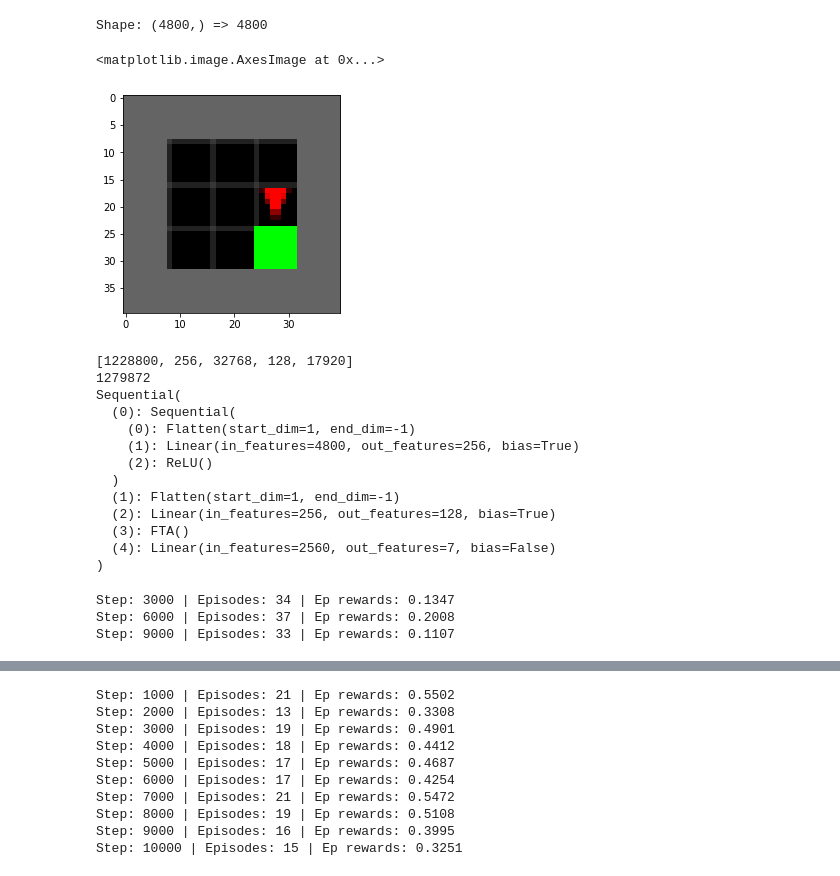
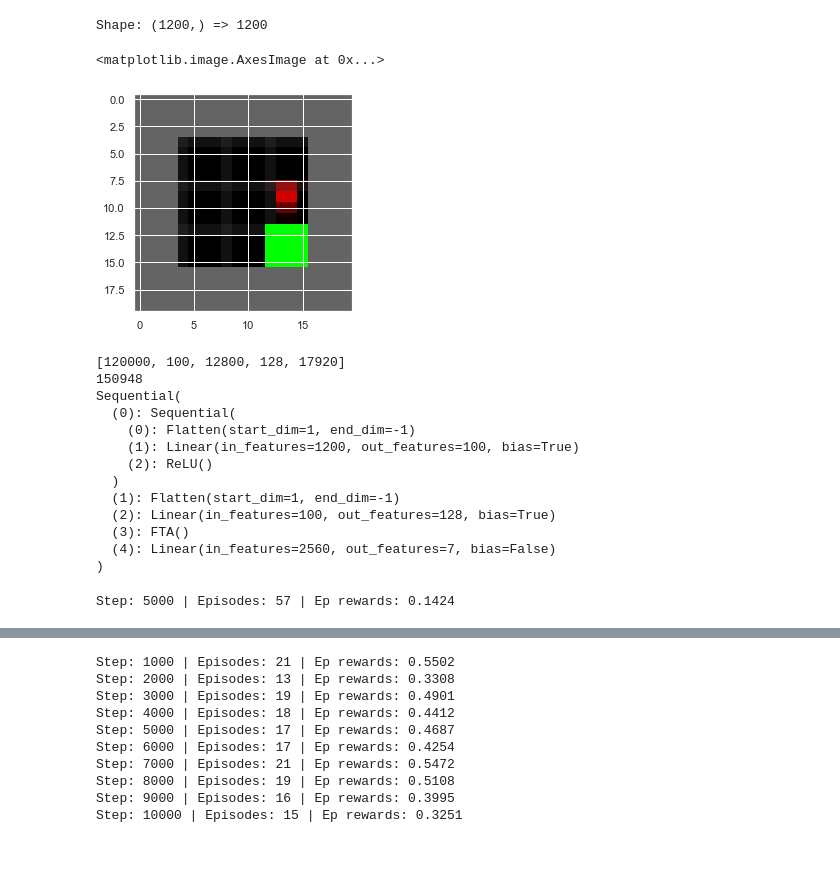
Before and after one commit to ejmejm/knowledge-transfer-research, a Jupyter notebook: competing_hus.ipynb, the cells around one changed output, grey strips where cells are left out. Drawn from its saved outputs; the diff is of its cells as text; code cells hidden in the pictures.

```diff
--- a/competing_hus.ipynb
+++ b/competing_hus.ipynb
@@ -45,32 +28,0 @@ def reset_rand_seed(seed=None):
-# %%
-class GridEnv(EmptyEnv):
-    def __init__(
-            self,
-            size=8,
-            agent_start_pos=None,
-            agent_start_dir=0,
-            goal_start_pos=None):
-        self.goal_start_pos = goal_start_pos
-        super().__init__(size, agent_start_pos, agent_start_dir)
-
-    def _gen_grid(self, width, height):
-        # Create an empty grid
-        self.grid = Grid(width, height)
-
-        # Generate the surrounding walls
-        self.grid.wall_rect(0, 0, width, height)
-
-        # Place a goal square in the bottom-right corner
-        if self.goal_start_pos is None:
-            self.put_obj(Goal(), self._rand_int(1, width-1), self._rand_int(1, width-1))
-        else:
-            self.put_obj(Goal(), self.goal_start_pos[0], self.goal_start_pos[1])
-
-        # Place the agent
-        if self.agent_start_pos is not None:
-            self.agent_pos = self.agent_start_pos
-            self.agent_dir = self.agent_start_dir
-        else:
-            self.place_agent()
-
-        self.mission = "get to the green goal square"
@@ -155,24 +29,24 @@ class SimplifyActionsWrapper(gym.ActionWrapper):
 # %%
 def make_env(color_shift=None, shift_strength=0.3):
     env = GridEnv(size=5) # gym.make('MiniGrid-Empty-Random-6x6-v0')
     env = RGBImgObsWrapper(env) # Get pixel observations
     env = ImgObsWrapper(env) # Get rid of the 'mission' field
     if color_shift:
         env = ColorShiftWrapper(env, color_shift, shift_strength)
-    env = SimplifyObsWrapper(env, False) # Downscale and grayscale
+    env = SimplifyObsWrapper(env, False, scale_factor=0.5) # Downscale and grayscale
     env = FlattenObservations(env)
     return env
 
 env = make_env()
 obs = env.reset() # This now produces an RGB tensor only
 
-IMG_SHAPE = (3, 40, 40)
+IMG_SHAPE = (3, 20, 20)
 print('Shape:', obs.shape, '=>', np.prod(obs.shape))
 plt.imshow(obs.reshape(IMG_SHAPE).transpose(1, 2, 0))
 # %% [output]
-Shape: (4800,) => 4800
+Shape: (1200,) => 1200
 <matplotlib.image.AxesImage at 0x...>
-[figure, old version]
+[figure, new version]
 # %%
 class ValueNetwork(nn.Module):
     def __init__(self, obs_dim, n_acts, encoder, hidden_size=128):
@@ -277,7 +80,7 @@ hidden_size = 128
 def create_agent():
     encoder = nn.Sequential(
         nn.Flatten(),
-        nn.Linear(np.prod(obs.shape), 256),
+        nn.Linear(np.prod(obs.shape), 100),
         nn.ReLU())
     model = ValueNetwork(
         list(env.observation_space.shape), env.action_space.n,
@@ -292,28 +95,26 @@ print([p.numel() for p in agent.model.parameters()])
 print(sum([p.numel() for p in agent.model.parameters()]))
 print(agent.model.value_layers)
 # %% [output]
-[1228800, 256, 32768, 128, 17920]
-1279872
+[120000, 100, 12800, 128, 17920]
+150948
 Sequential(
   (0): Sequential(
     (0): Flatten(start_dim=1, end_dim=-1)
-    (1): Linear(in_features=4800, out_features=256, bias=True)
+    (1): Linear(in_features=1200, out_features=100, bias=True)
     (2): ReLU()
   )
   (1): Flatten(start_dim=1, end_dim=-1)
-  (2): Linear(in_features=256, out_features=128, bias=True)
+  (2): Linear(in_features=100, out_features=128, bias=True)
   (3): FTA()
   (4): Linear(in_features=2560, out_features=7, bias=False)
 )
 # %%
 explore_steps = 10000
 explore_agent = rl.agents.EzExplorerAgent(env, track_experience=True)
-train_task_model(explore_agent, env, n_steps=explore_steps, print_freq=3000);
+train_task_model(explore_agent, env, n_steps=explore_steps, print_freq=5000);
 
 # Extract data
 transitions = explore_agent.sample_buffer(explore_steps)
 obs_dataset = transitions[0]
 # %% [output]
-Step: 3000 | Episodes: 34 | Ep rewards: 0.1347
-Step: 6000 | Episodes: 37 | Ep rewards: 0.2008
-Step: 9000 | Episodes: 33 | Ep rewards: 0.1107
+Step: 5000 | Episodes: 57 | Ep rewards: 0.1424
```
Also changed, not shown: parts of 23 cells of this notebook, 11 other files.
